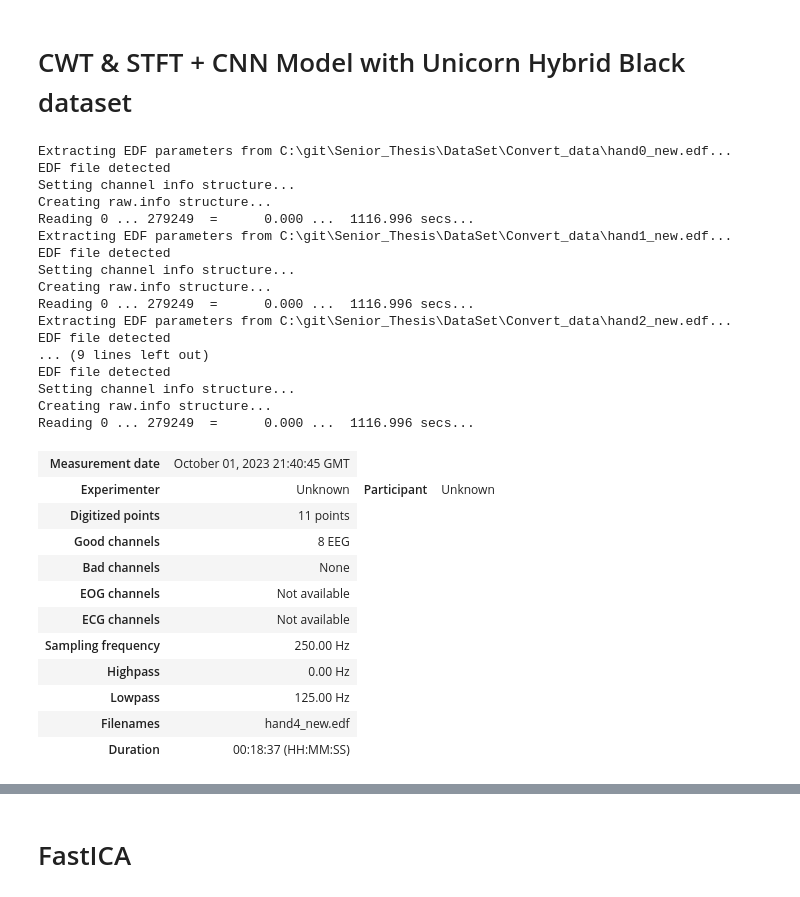
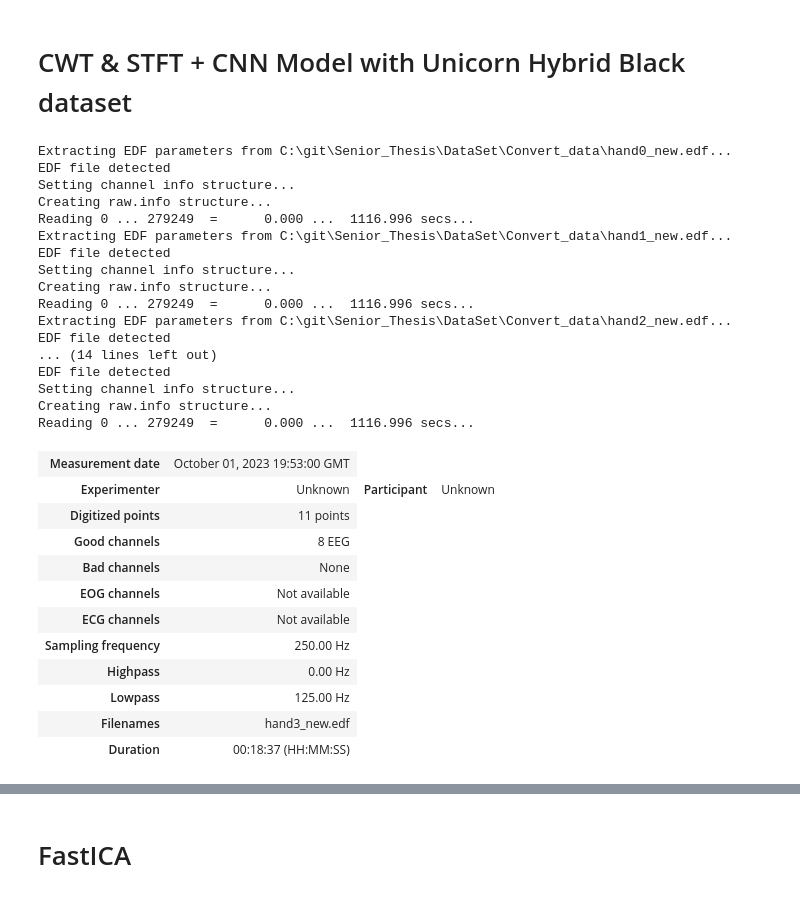
Before and after one commit to pipogood/Senior_Thesis, a Jupyter notebook: CWT_Unicorn.ipynb, the cells around one changed output, grey strips where cells are left out. Saved outputs shown, nothing was run; the diff lists cells and outputs as text; code cells hidden in the pictures.

```diff
--- a/CWT_Unicorn.ipynb
+++ b/CWT_Unicorn.ipynb
@@ -5,39 +5,42 @@ import mne
 import numpy as np
 from mne.datasets import eegbci
 import matplotlib.pyplot as plt
 from mne.channels import make_standard_montage
 
-raw_each = [0] * 5
+raw_each = [0] * 6
 
-for i in range(0,5):
+for i in range(0,6):
     raw_each[i] = mne.io.read_raw_edf("C:\git\Senior_Thesis\DataSet\Convert_data\hand"+ str(i) +"_new.edf",preload = True)
 
 # raw_edf = mne.concatenate_raws(raw_each)
-raw_edf = mne.concatenate_raws([raw_each[4]])
-# raw_edf = raw_edf.copy().resample(62.5 ,npad="auto")
+# raw_edf = mne.concatenate_raws([raw_each[1], raw_each[3], raw_each[4]])
+
+raw_edf = mne.concatenate_raws([raw_each[3]])
+
+# raw_edf = mne.io.read_raw_edf("C:\git\Senior_Thesis\DataSet\Convert_data\MI_execution.edf", preload=True)
 
 eegbci.standardize(raw_edf)  # set channel names
 montage = make_standard_montage("standard_1005")
 raw_edf.set_montage(montage)
 # %% [output]
 Extracting EDF parameters from C:\git\Senior_Thesis\DataSet\Convert_data\hand0_new.edf...
 EDF file detected
 Setting channel info structure...
 Creating raw.info structure...
 Reading 0 ... 279249  =      0.000 ...  1116.996 secs...
 Extracting EDF parameters from C:\git\Senior_Thesis\DataSet\Convert_data\hand1_new.edf...
 EDF file detected
 Setting channel info structure...
 Creating raw.info structure...
 Reading 0 ... 279249  =      0.000 ...  1116.996 secs...
 Extracting EDF parameters from C:\git\Senior_Thesis\DataSet\Convert_data\hand2_new.edf...
 EDF file detected
-... (9 lines left out)
+... (14 lines left out)
 EDF file detected
 Setting channel info structure...
 Creating raw.info structure...
 Reading 0 ... 279249  =      0.000 ...  1116.996 secs...
-| Measurement date | October 01, 2023 21:40:45 GMT |
+| Measurement date | October 01, 2023 19:53:00 GMT |
 | Experimenter | Unknown | Participant | Unknown |
 | Digitized points | 11 points |
 | Good channels | 8 EEG |
@@ -47,5 +50,5 @@ Reading 0 ... 279249  =      0.000 ...  1116.996 secs...
 | Sampling frequency | 250.00 Hz |
 | Highpass | 0.00 Hz |
 | Lowpass | 125.00 Hz |
-| Filenames | hand4_new.edf |
+| Filenames | hand3_new.edf |
 | Duration | 00:18:37 (HH:MM:SS) |
```
Also changed, not shown: parts of 20 cells of this notebook, 17 other files.
